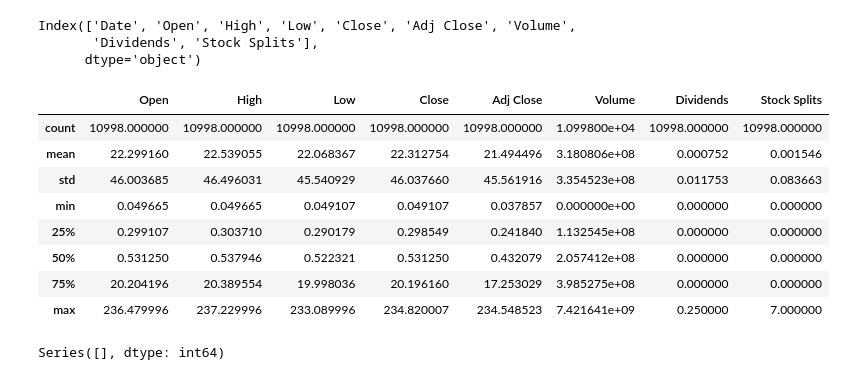
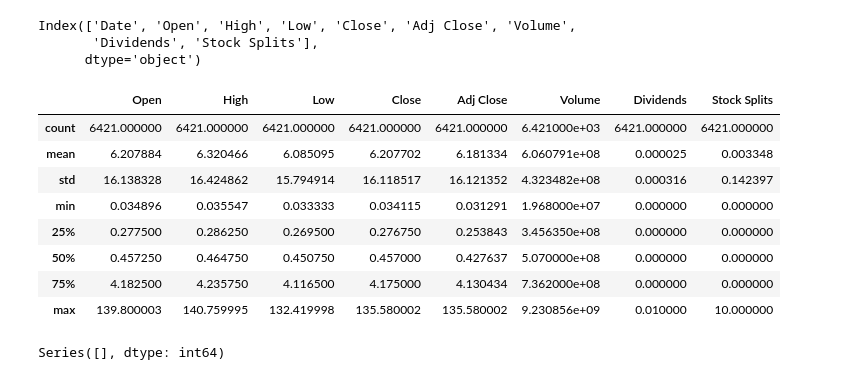
Before and after one commit to beza328/Stock-data-Analysis, a Jupyter notebook: notebooks/Stock market data.ipynb, the cells around one changed output. Drawn from its saved outputs; the diff is of its cells as text; code cells hidden in the pictures.

```diff
--- a/notebooks/Stock market data.ipynb
+++ b/notebooks/Stock market data.ipynb
@@ -628,17 +636,17 @@ Index(['Date', 'Open', 'High', 'Low', 'Close', 'Adj Close', 'Volume',
        'Dividends', 'Stock Splits'],
       dtype='object')
 # %%
-Apple.describe()
+nvda.describe()
 # %% [output]
 |  | Open | High | Low | Close | Adj Close | Volume | Dividends | Stock Splits |
-| count | 10998.000000 | 10998.000000 | 10998.000000 | 10998.000000 | 10998.000000 | 1.099800e+04 | 10998.000000 | 10998.000000 |
-| mean | 22.299160 | 22.539055 | 22.068367 | 22.312754 | 21.494496 | 3.180806e+08 | 0.000752 | 0.001546 |
-| std | 46.003685 | 46.496031 | 45.540929 | 46.037660 | 45.561916 | 3.354523e+08 | 0.011753 | 0.083663 |
-| min | 0.049665 | 0.049665 | 0.049107 | 0.049107 | 0.037857 | 0.000000e+00 | 0.000000 | 0.000000 |
-| 25% | 0.299107 | 0.303710 | 0.290179 | 0.298549 | 0.241840 | 1.132545e+08 | 0.000000 | 0.000000 |
-| 50% | 0.531250 | 0.537946 | 0.522321 | 0.531250 | 0.432079 | 2.057412e+08 | 0.000000 | 0.000000 |
-| 75% | 20.204196 | 20.389554 | 19.998036 | 20.196160 | 17.253029 | 3.985275e+08 | 0.000000 | 0.000000 |
-| max | 236.479996 | 237.229996 | 233.089996 | 234.820007 | 234.548523 | 7.421641e+09 | 0.250000 | 7.000000 |
+| count | 6421.000000 | 6421.000000 | 6421.000000 | 6421.000000 | 6421.000000 | 6.421000e+03 | 6421.000000 | 6421.000000 |
+| mean | 6.207884 | 6.320466 | 6.085095 | 6.207702 | 6.181334 | 6.060791e+08 | 0.000025 | 0.003348 |
+| std | 16.138328 | 16.424862 | 15.794914 | 16.118517 | 16.121352 | 4.323482e+08 | 0.000316 | 0.142397 |
+| min | 0.034896 | 0.035547 | 0.033333 | 0.034115 | 0.031291 | 1.968000e+07 | 0.000000 | 0.000000 |
+| 25% | 0.277500 | 0.286250 | 0.269500 | 0.276750 | 0.253843 | 3.456350e+08 | 0.000000 | 0.000000 |
+| 50% | 0.457250 | 0.464750 | 0.450750 | 0.457000 | 0.427637 | 5.070000e+08 | 0.000000 | 0.000000 |
+| 75% | 4.182500 | 4.235750 | 4.116500 | 4.175000 | 4.130434 | 7.362000e+08 | 0.000000 | 0.000000 |
+| max | 139.800003 | 140.759995 | 132.419998 | 135.580002 | 135.580002 | 9.230856e+09 | 0.010000 | 10.000000 |
 # %%
 missing_values = nvda.isnull().sum()
 missing_values[missing_values > 0]
```
Also changed, not shown: parts of 16 cells of this notebook, 1 other file.
